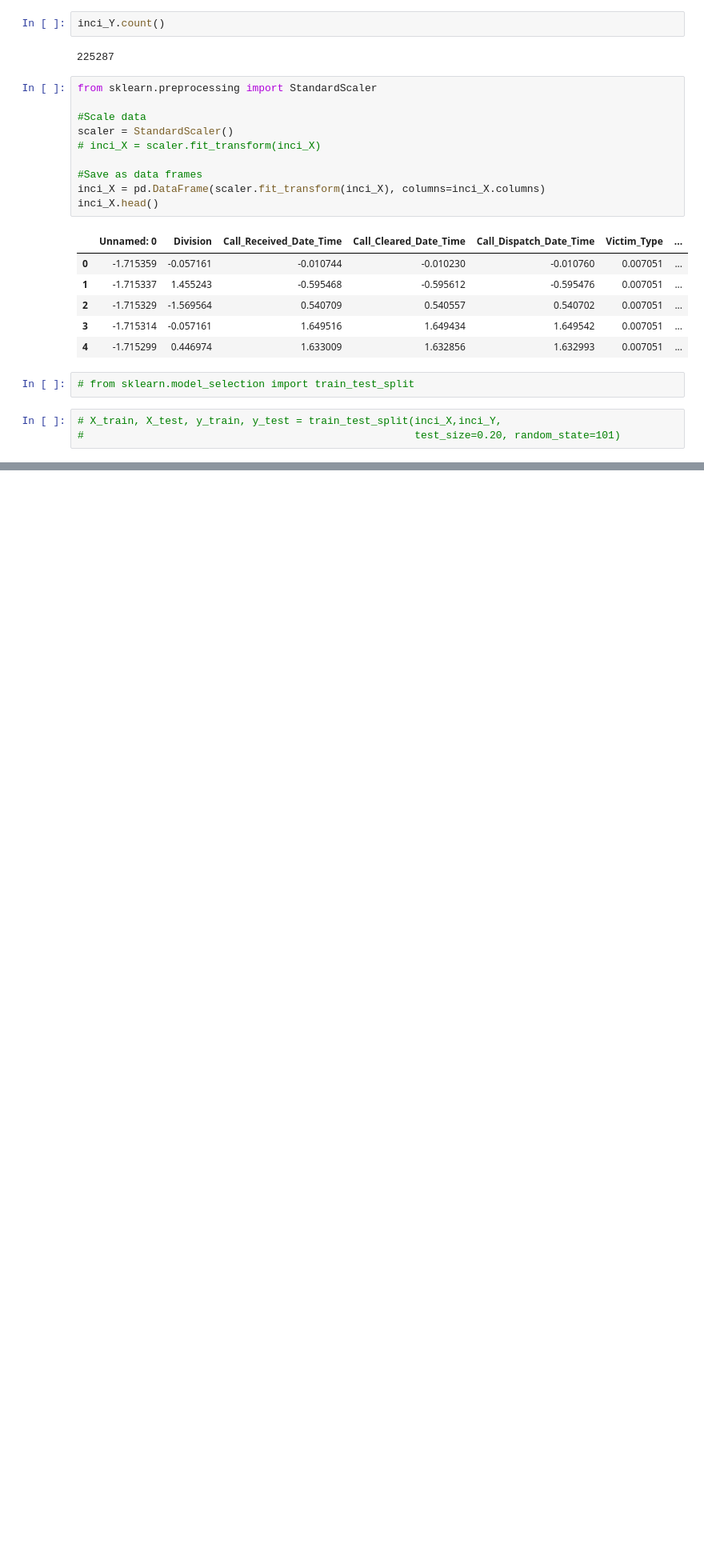
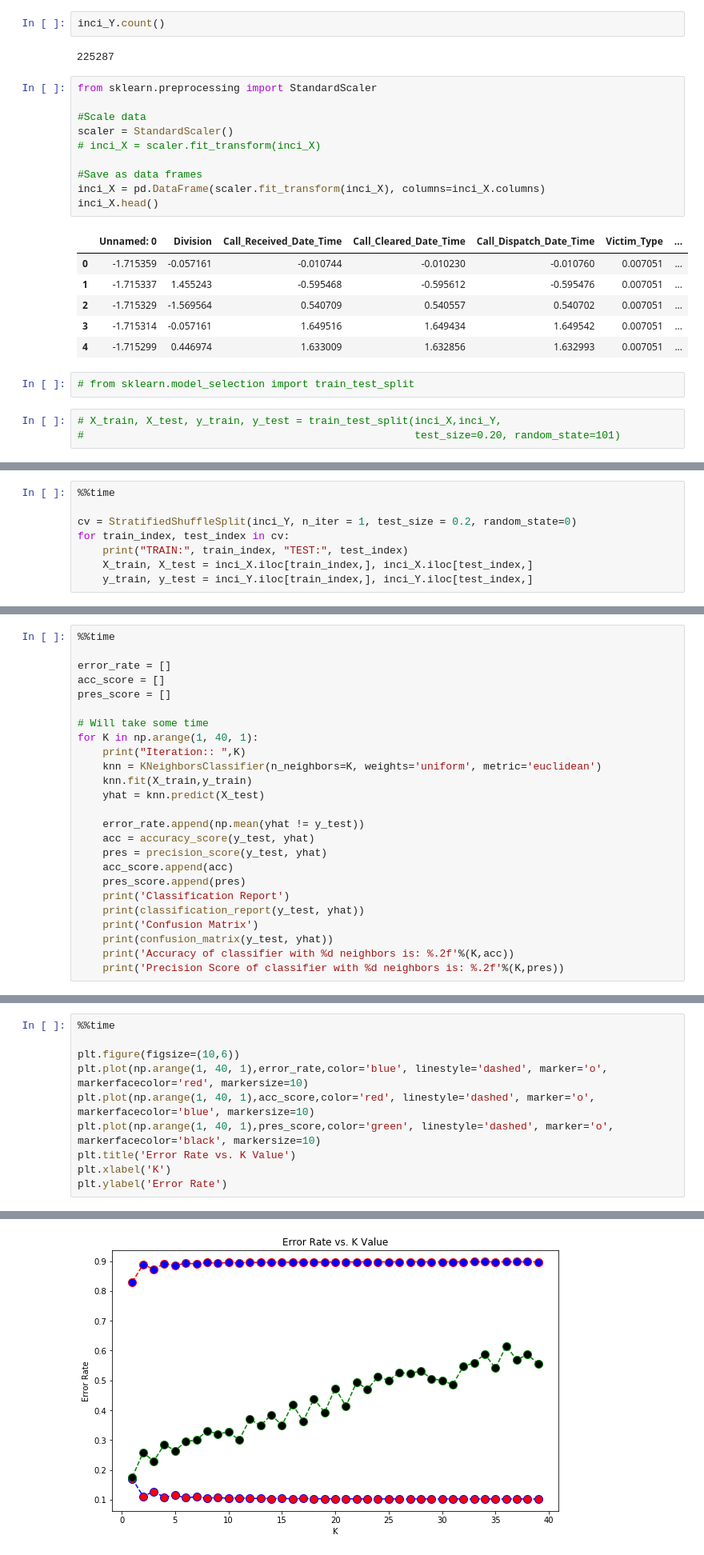
Before and after one commit to chaoshunh/MSDS7331-Data-Mining, a Jupyter notebook: In_depth_full/Project2.ipynb, the cells around one changed output, grey strips where cells are left out. Shown at 80% size. Drawn from its saved outputs; the diff is of its cells as text; blank space fills up the shorter version.

```diff
--- a/In_depth_full/Project2.ipynb
+++ b/In_depth_full/Project2.ipynb
@@ -358,0 +334,8 @@ inci_X.head()
+# %%
+%%time
+
+cv = StratifiedShuffleSplit(inci_Y, n_iter = 1, test_size = 0.2, random_state=0)
+for train_index, test_index in cv:
+    print("TRAIN:", train_index, "TEST:", test_index)
+    X_train, X_test = inci_X.iloc[train_index,], inci_X.iloc[test_index,]
+    y_train, y_test = inci_Y.iloc[train_index,], inci_Y.iloc[test_index,]
@@ -358,0 +345,25 @@ inci_X.head()
+# %%
+%%time
+
+error_rate = []
+acc_score = []
+pres_score = []
+
+# Will take some time
+for K in np.arange(1, 40, 1):
+    print("Iteration:: ",K)
+    knn = KNeighborsClassifier(n_neighbors=K, weights='uniform', metric='euclidean')
+    knn.fit(X_train,y_train)
+    yhat = knn.predict(X_test)
+
+    error_rate.append(np.mean(yhat != y_test))
+    acc = accuracy_score(y_test, yhat)
+    pres = precision_score(y_test, yhat)
+    acc_score.append(acc)
+    pres_score.append(pres)
+    print('Classification Report')
+    print(classification_report(y_test, yhat))
+    print('Confusion Matrix')
+    print(confusion_matrix(y_test, yhat))
+    print('Accuracy of classifier with %d neighbors is: %.2f'%(K,acc))
+    print('Precision Score of classifier with %d neighbors is: %.2f'%(K,pres))
@@ -358,0 +388,11 @@ inci_X.head()
+# %%
+%%time
+
+plt.figure(figsize=(10,6))
+plt.plot(np.arange(1, 40, 1),error_rate,color='blue', linestyle='dashed', marker='o', markerfacecolor='red', markersize=10)
+plt.plot(np.arange(1, 40, 1),acc_score,color='red', linestyle='dashed', marker='o', markerfacecolor='blue', markersize=10)
+plt.plot(np.arange(1, 40, 1),pres_score,color='green', linestyle='dashed', marker='o', markerfacecolor='black', markersize=10)
+plt.title('Error Rate vs. K Value')
+plt.xlabel('K')
+plt.ylabel('Error Rate')
+# %% [output]
@@ -358,0 +400 @@ inci_X.head()
+[figure, added]
```
Also changed, not shown: parts of 28 cells of this notebook.
